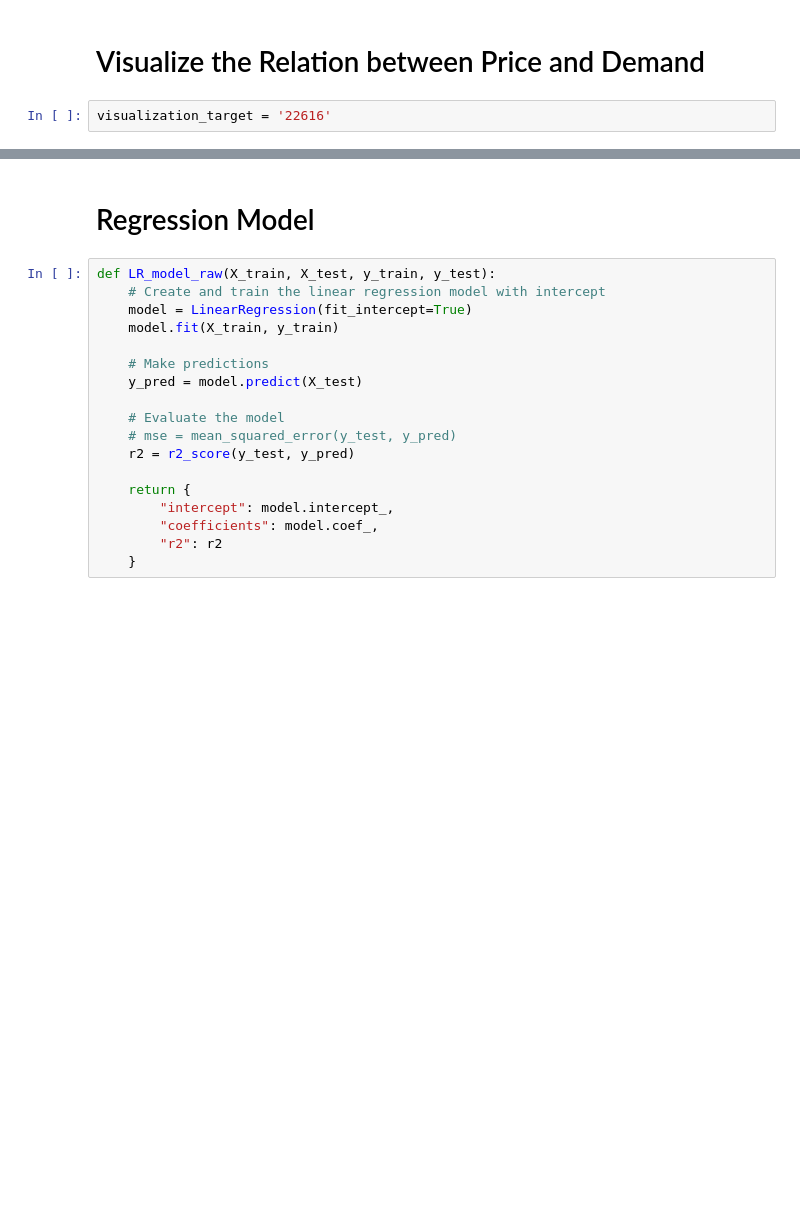
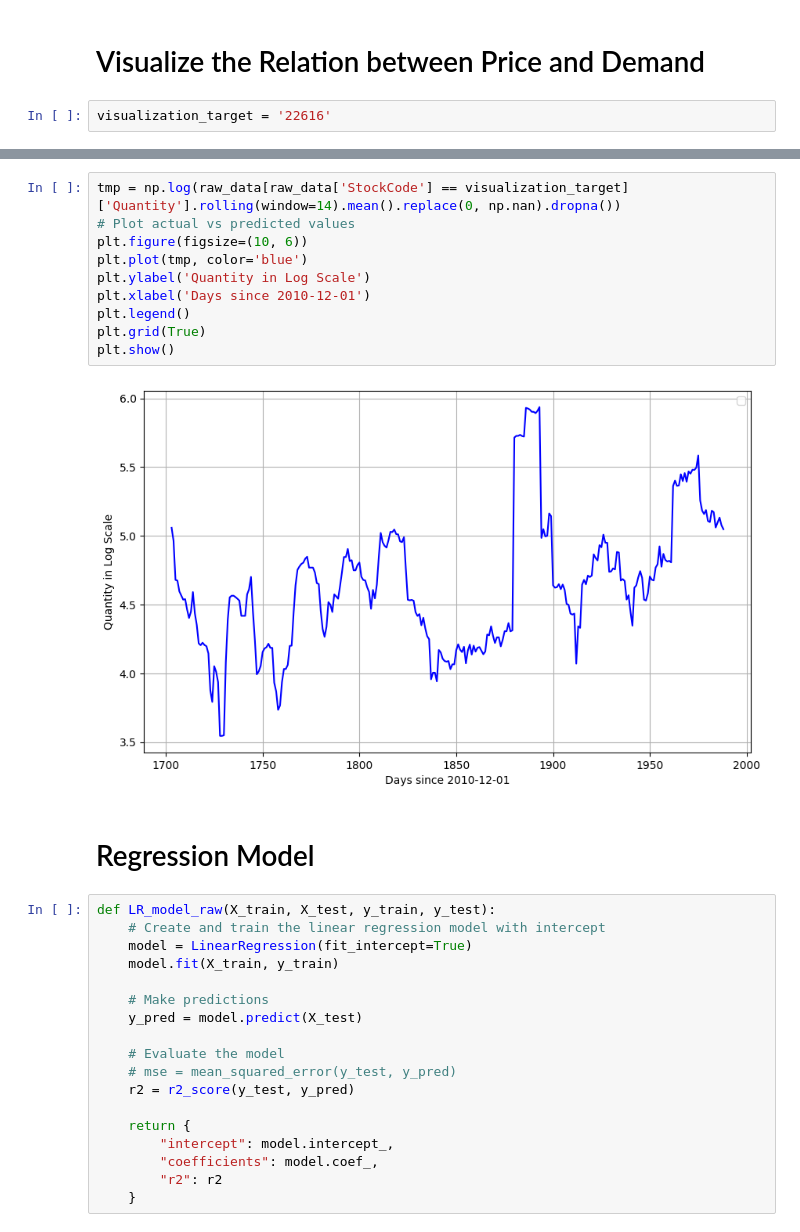
Before and after one commit to t07902301/Price-Elasticity, a Jupyter notebook: Modelling.ipynb, the cells around one changed output, grey strips where cells are left out. Saved outputs shown, nothing was run; the diff lists cells and outputs as text; blank space fills up the shorter version.

```diff
--- a/Modelling.ipynb
+++ b/Modelling.ipynb
@@ -67,3 +67,15 @@ plt.show()
+# %%
+tmp = np.log(raw_data[raw_data['StockCode'] == visualization_target]['Quantity'].rolling(window=14).mean().replace(0, np.nan).dropna())
+# Plot actual vs predicted values
+plt.figure(figsize=(10, 6))
+plt.plot(tmp, color='blue')
+plt.ylabel('Quantity in Log Scale')
+plt.xlabel('Days since 2010-12-01')
+plt.legend()
+plt.grid(True)
+plt.show()
+# %% [output]
+[figure, added]
 # %% [markdown]
 # Regression Model
 # %%
```
Also changed, not shown: parts of 27 cells of this notebook.
